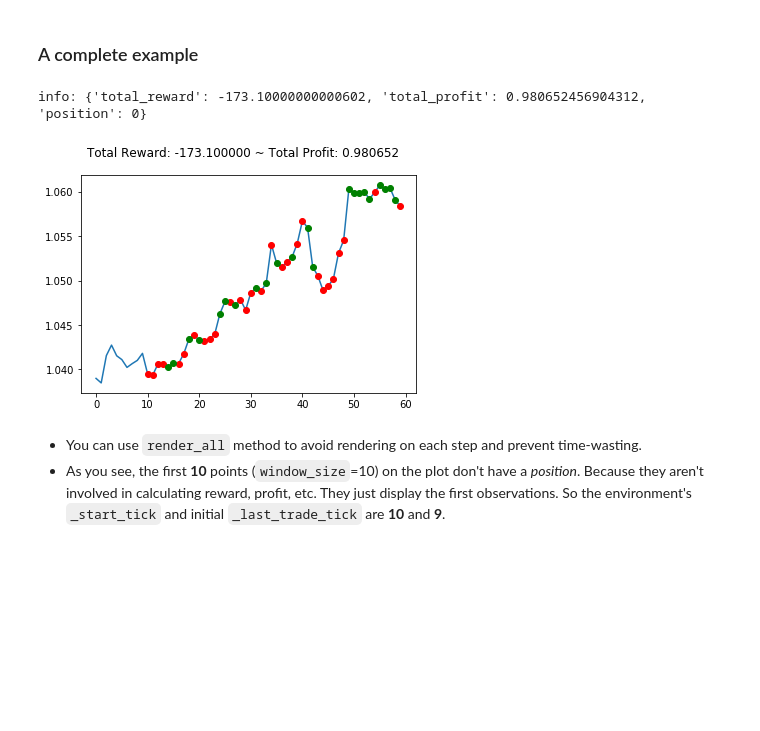
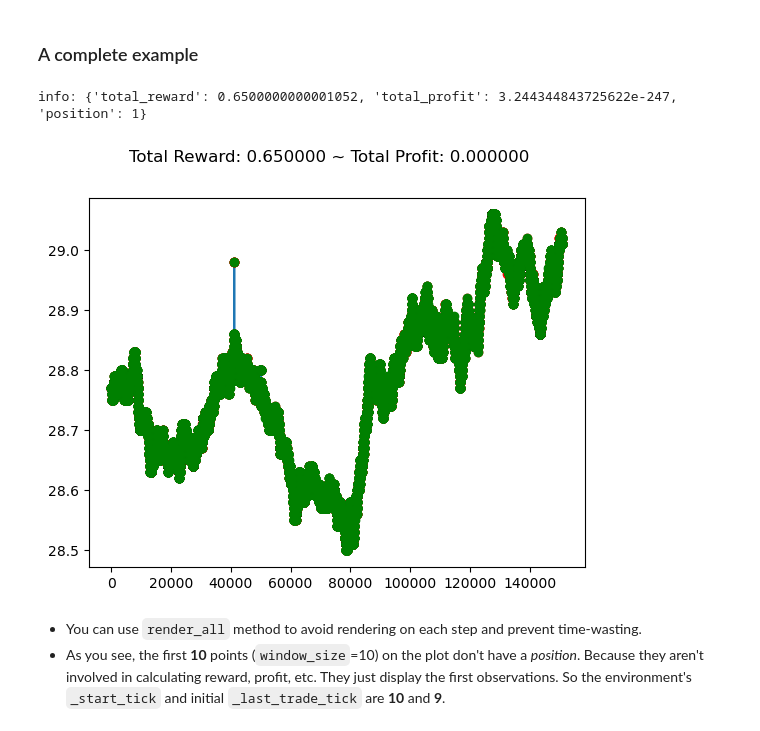
Before and after one commit to AshitakaLax/gym-anytrading, a Jupyter notebook: README.ipynb, the cells around one changed output. Cells and saved outputs as stored; diff of their text form; code cells hidden in the pictures; blank space fills up the shorter version.

```diff
--- a/README.ipynb
+++ b/README.ipynb
@@ -200,28 +200,29 @@ env.render()
 # %%
 import gym
 import gym_intratrading
-from gym_intratrading.envs import TradingEnv, ForexEnv, StocksEnv, Actions, Positions
-from gym_intratrading.datasets import FOREX_EURUSD_1H_ASK, STOCKS_GOOGL
+from gym_intratrading.envs import TradingEnv, ForexEnv, StocksEnv, Actions, Positions, IntraStocksEnv
+from gym_intratrading.datasets import TQQQ#FOREX_EURUSD_1H_ASK, STOCKS_GOOGL
 import matplotlib.pyplot as plt
 
-env = gym.make('forex-v0', frame_bound=(50, 100), window_size=10)
+env = gym.make('intra-stocks-v0')#, frame_bound=(50, 100), window_size=10)
+#env = gym.make('forex-v0', frame_bound=(50, 100), window_size=10)
 # env = gym.make('stocks-v0', frame_bound=(50, 100), window_size=10)
 
 observation = env.reset()
 while True:
     action = env.action_space.sample()
     observation, reward, done, info = env.step(action)
     # env.render()
     if done:
         print("info:", info)
         break
 
 plt.cla()
 env.render_all()
 plt.show()
 # %% [output]
-info: {'total_reward': -173.10000000000602, 'total_profit': 0.980652456904312, 'position': 0}
+info: {'total_reward': 0.6500000000001052, 'total_profit': 3.244344843725622e-247, 'position': 1}
-[figure, old version]
+[figure, new version]
 # %% [markdown]
 - You can use `render_all` method to avoid rendering on each step and prevent time-wasting.
 - As you see, the first **10** points (`window_size`=10) on the plot don't have a *position*. Because they aren't involved in calculating reward, profit, etc. They just display the first observations. So the environment's `_start_tick` and initial `_last_trade_tick` are **10** and **9**.
```
Also changed, not shown: parts of 4 cells of this notebook, 6 other files.
